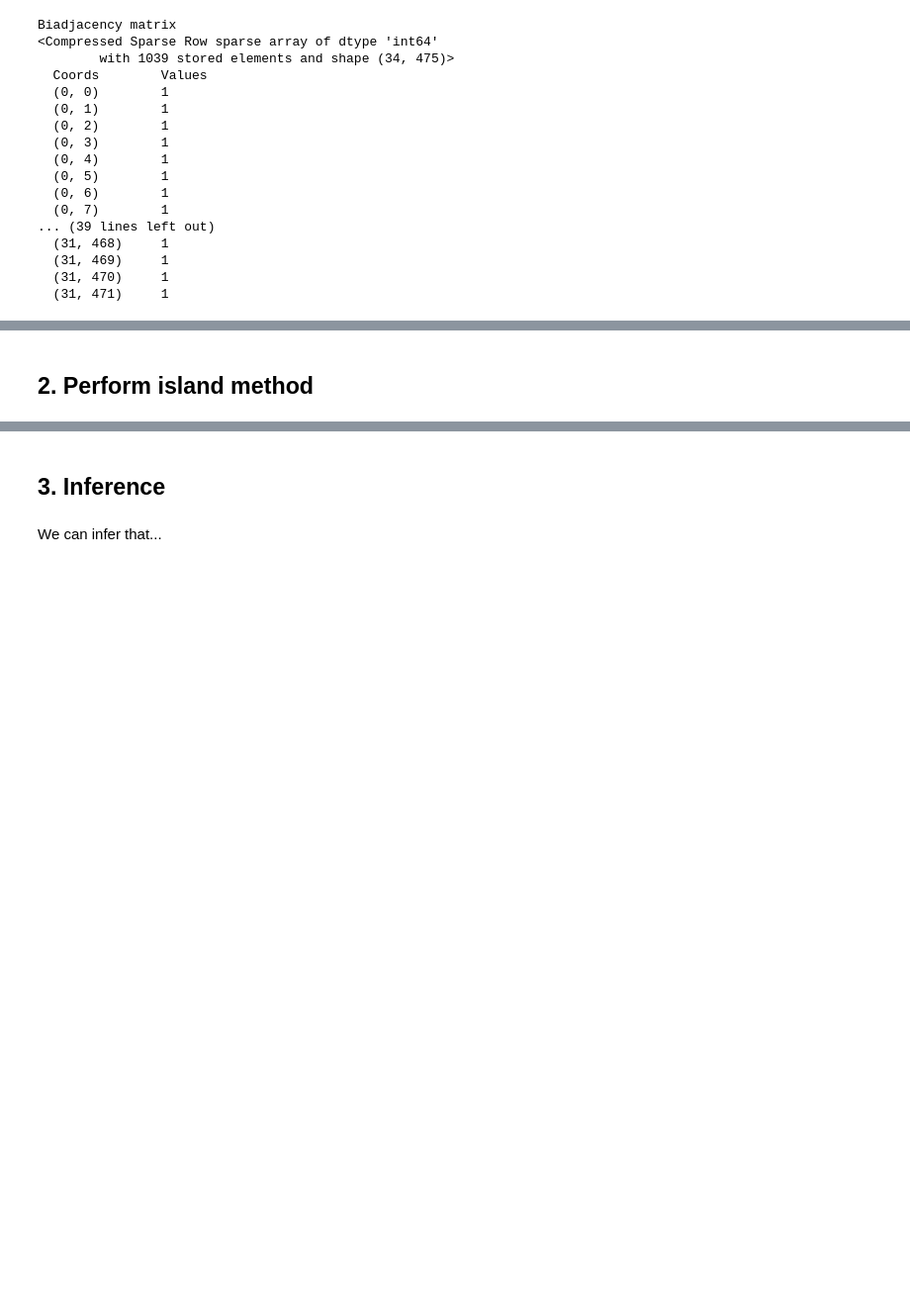
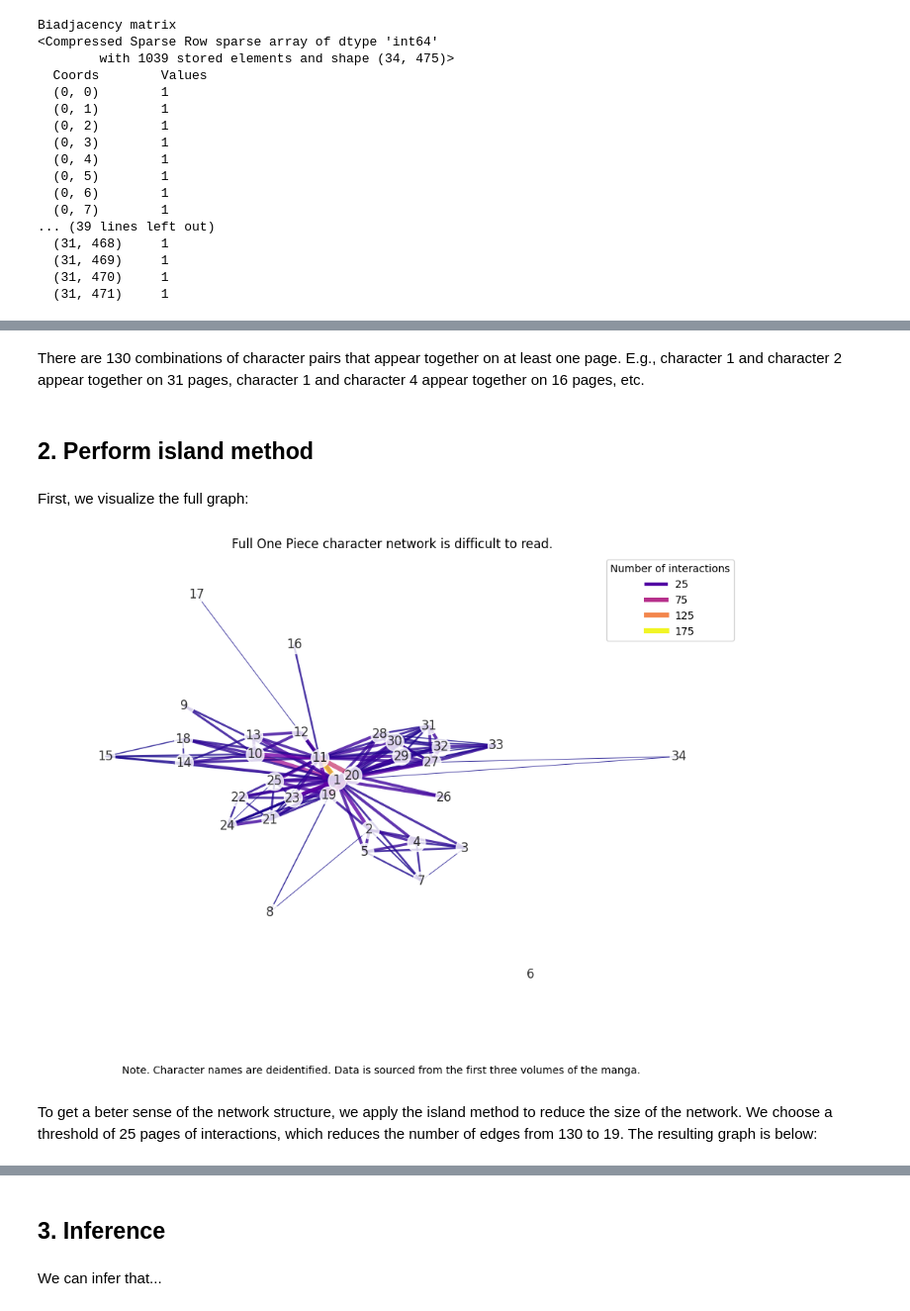
Before and after one commit to naomibuell/DATA620, a Jupyter notebook: Project-2/Project-2.ipynb, the cells around one changed output, grey strips where cells are left out. Shown: that part at 99% size. Cells and saved outputs as stored; diff of their text form; code cells hidden in the pictures; blank space fills up the shorter version.

```diff
--- a/Project-2/Project-2.ipynb
+++ b/Project-2/Project-2.ipynb
@@ -99,2 +129,61 @@ static_one_piece_df.head()
+# %% [markdown]
+There are 130 combinations of character pairs that appear together on at least one page. E.g., character 1 and character 2 appear together on 31 pages, character 1 and character 4 appear together on 16 pages, etc.
 # %% [markdown]
 ## 2. Perform island method
+# %% [markdown]
+First, we visualize the full graph:
+# %%
+# Calculate weights and log weights for edges
+weights = [static_one_piece[u][v]['weight'] for u, v in static_one_piece.edges()]
+log_weights = [math.log(data['weight']) for u, v, data in static_one_piece.edges(data=True)]
+
+# Assign colors
+cmap = plt.get_cmap('plasma')
+norm = mcolors.Normalize(vmin=min(weights), vmax=max(weights))
+sm = plt.cm.ScalarMappable(cmap=cmap, norm=norm)
+sm.set_array([])
+
+# Draw the graph
+fig, ax = plt.subplots(figsize=(12,8))
+nx.draw_networkx(
+    static_one_piece,
+    ax=ax,
+    width=log_weights,  # Scale down the widths for better visibility
+    edge_color=weights,
+    edge_cmap=cmap,
+    node_color='white',
+    with_labels=True,
+    alpha=0.8
+)
+
+# Remove border around the graph
+for spine in ax.spines.values():
+    spine.set_visible(False)
+
+# Add titles and note
+# Set a two-line title with different font sizes using two separate text objects
+ax.set_title('Full One Piece character network is difficult to read.')
+fig.text(0.5, 0.01, 'Note. Character names are deidentified. Data is sourced from the first three volumes of the manga.', ha='center', fontsize=10)
+
+# Add a legend for edge width
+legend_weights = [25, 75, 125, 175]
+legend_log_weights = [math.log(w) for w in legend_weights]
+legend_colors = [cmap(norm(w)) for w in legend_weights]
+legend_lines = [
+    Line2D([0], [0], color=color, linewidth=lw, label=f'{w}')
+    for w, lw, color in zip(legend_weights, legend_log_weights, legend_colors)
+]
+ax.legend(
+    handles=legend_lines,
+    title='Number of interactions',
+    loc='upper right',
+    fontsize=10,
+    title_fontsize=10,
+    frameon=True
+)
+
+plt.show()
+# %% [output]
+[figure, added]
+# %% [markdown]
+To get a beter sense of the network structure, we apply the island method to reduce the size of the network. We choose a threshold of 25 pages of interactions, which reduces the number of edges from 130 to 19. The resulting graph is below:
```
Also changed, not shown: parts of 10 cells of this notebook.
